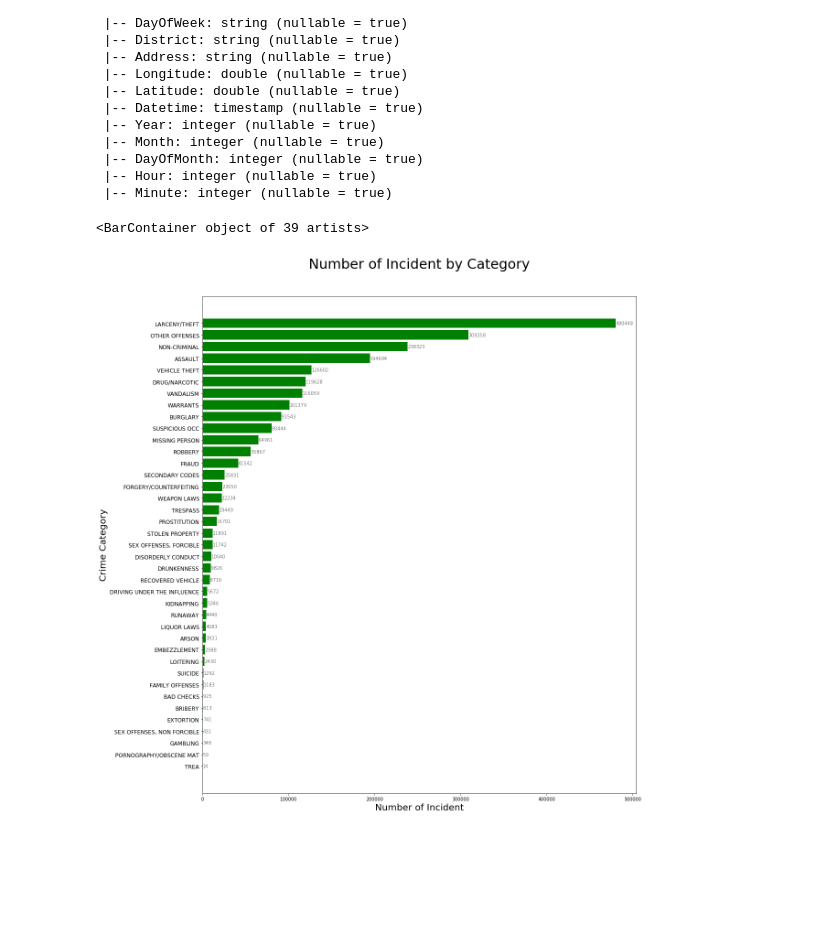
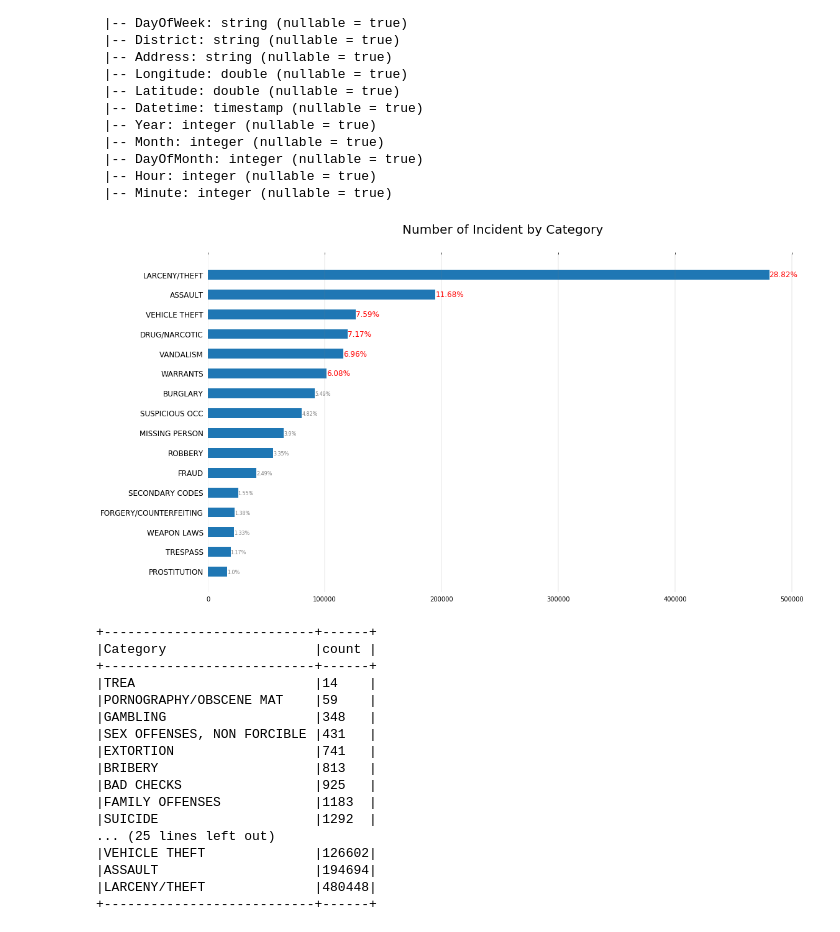
Before and after one commit to davidsx/fyp, a Jupyter notebook: Crime category.ipynb, the cells around one changed output. Saved outputs shown, nothing was run; the diff lists cells and outputs as text; code cells hidden in the pictures; blank space fills up the shorter version.

```diff
--- a/Crime category.ipynb
+++ b/Crime category.ipynb
@@ -83,3 +78,7 @@ total = crimeDF.count()
+# %%
+count = crimeDF.groupBy('Category').count().orderBy('count')\
+.filter(~col('Category').isin([u'NON-CRIMINAL', u'OTHER OFFENSES']))
+total = crimeDF.filter(~col('Category').isin([u'NON-CRIMINAL', u'OTHER OFFENSES'])).count()
 # %%
 categories = [u'ARSON', u'ASSAULT', u'BAD CHECKS', u'BRIBERY', u'BURGLARY', u'DISORDERLY CONDUCT',\
               u'DRIVING UNDER THE INFLUENCE', u'DRUG/NARCOTIC', u'DRUNKENNESS', u'EMBEZZLEMENT', \
@@ -98,16 +93,60 @@ ind = np.arange(len(categories))
+# %%
+categories = count.rdd.map(lambda x: x[0]).collect()
+countlist = count.rdd.map(lambda x: x[1]).collect()
+categoryCount = len(countlist)
+n_categories = np.arange(categoryCount)
+n_count = len(categories)
+cmax = countlist[-1]
+ratiolist = np.arange(categoryCount,dtype=float)
+for c in range(categoryCount):
+    ratiolist[c] = "{0:.2f}".format(round(countlist[c]/float(total)*100.,2))
+# %%
+# filtering
+ratiolist = ratiolist[-16:]
+categories = categories[-16:]
+countlist = countlist[-16:]
+categoryCount = len(countlist)
+n_categories = np.arange(categoryCount)
+colors = np.append(np.repeat(['grey'],10),np.repeat(['red'],categoryCount-10))
+sizes = np.append(np.repeat([8],10),np.repeat([12],categoryCount-10))
+color2 = np.append(np.repeat(['white'],10),np.repeat(['black'],categoryCount-10))
 # %%
-fig = plt.figure(figsize=(17,20))
+fig = plt.figure(figsize=(17,10))
 
 ax = fig.add_subplot(111)
 ax.set_yticklabels(categories, size="12")
-ax.set_yticks(ind)
-ax.set_ylabel("Crime Category",size="20")
-ax.set_xlabel('Number of Incident',size="20")
-ax.set_title('Number of Incident by Category', size=30, y=1.05)
-for i, v in enumerate(_df.catCount):
-    ax.text(v + 3, i - .125, str(v), fontweight='light')
+ax.set_yticks(n_categories)
+# ax.set_ylabel("Crime Category",size="20")
+# ax.set_xlabel('Number of Incident',size="20")
+ax.set_title('Number of Incident by Category', size=20, y=1.05)
+ax.grid(color='grey', axis='x', linewidth=.2)
+plt.tick_params(top='on', bottom='off', left='off', right='off', labelleft='on', labelbottom='on')
+plt.box(False)
+for i in range(len(n_categories)):
+    ax.text(countlist[i]+.5, n_categories[i] - .125, str("{}%".format(ratiolist[i])), color=colors[i],size=sizes[i])
 
-ax.barh(n_categories,_df.catCount, color = 'green')
+bar = ax.barh(n_categories,countlist,height=0.5)
+# for b in range(len(bar)):
+#     bar[b].set_color(colors[b])
 # %% [output]
-<BarContainer object of 39 artists>
-[figure, old version]
+[figure, new version]
+# %%
+count.show(40,False)
+# %% [output]
++---------------------------+------+
+|Category                   |count |
++---------------------------+------+
+|TREA                       |14    |
+|PORNOGRAPHY/OBSCENE MAT    |59    |
+|GAMBLING                   |348   |
+|SEX OFFENSES, NON FORCIBLE |431   |
+|EXTORTION                  |741   |
+|BRIBERY                    |813   |
+|BAD CHECKS                 |925   |
+|FAMILY OFFENSES            |1183  |
+|SUICIDE                    |1292  |
+... (25 lines left out)
+|VEHICLE THEFT              |126602|
+|ASSAULT                    |194694|
+|LARCENY/THEFT              |480448|
++---------------------------+------+
```
Also changed, not shown: parts of 6 cells of this notebook, 5 other files.
